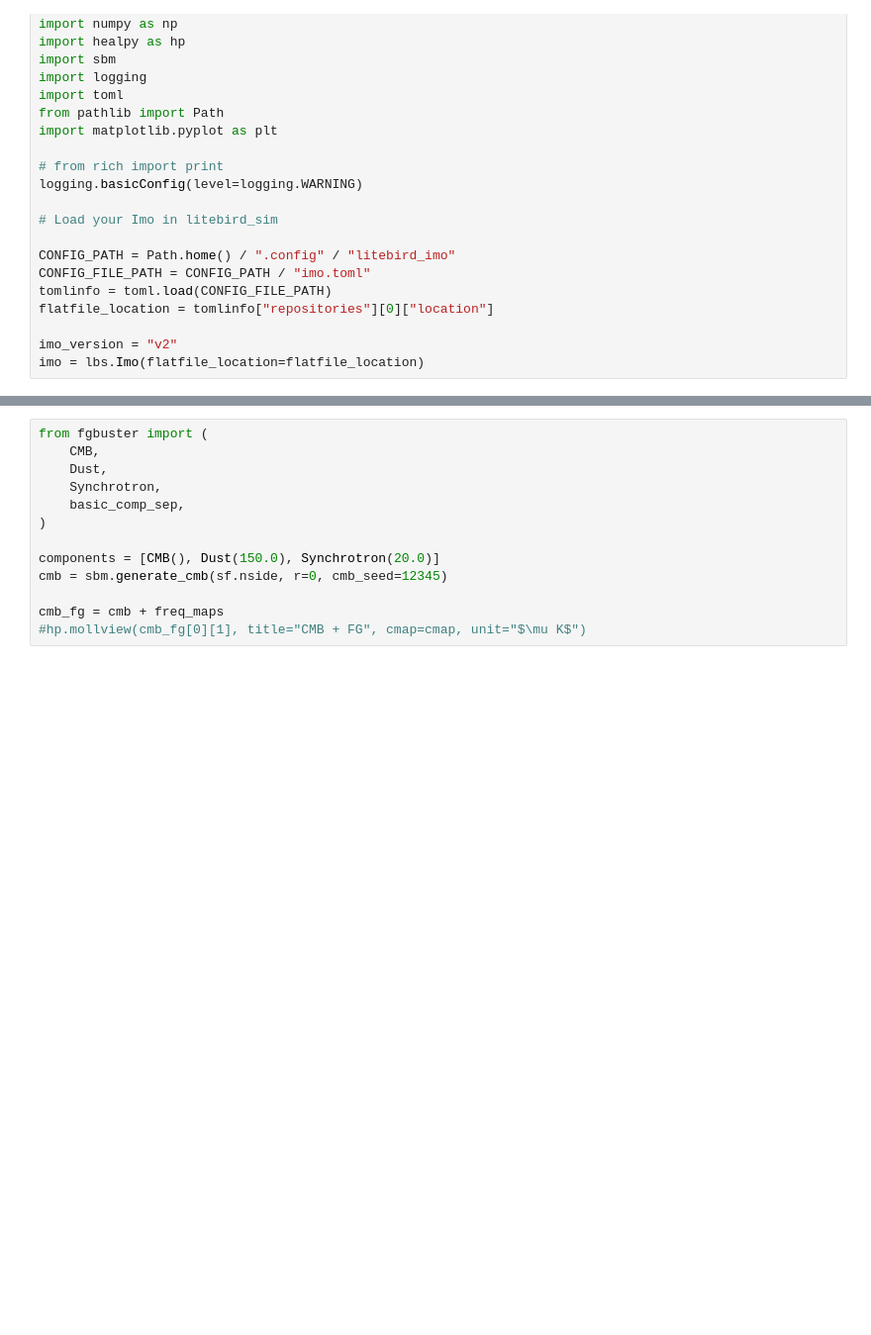
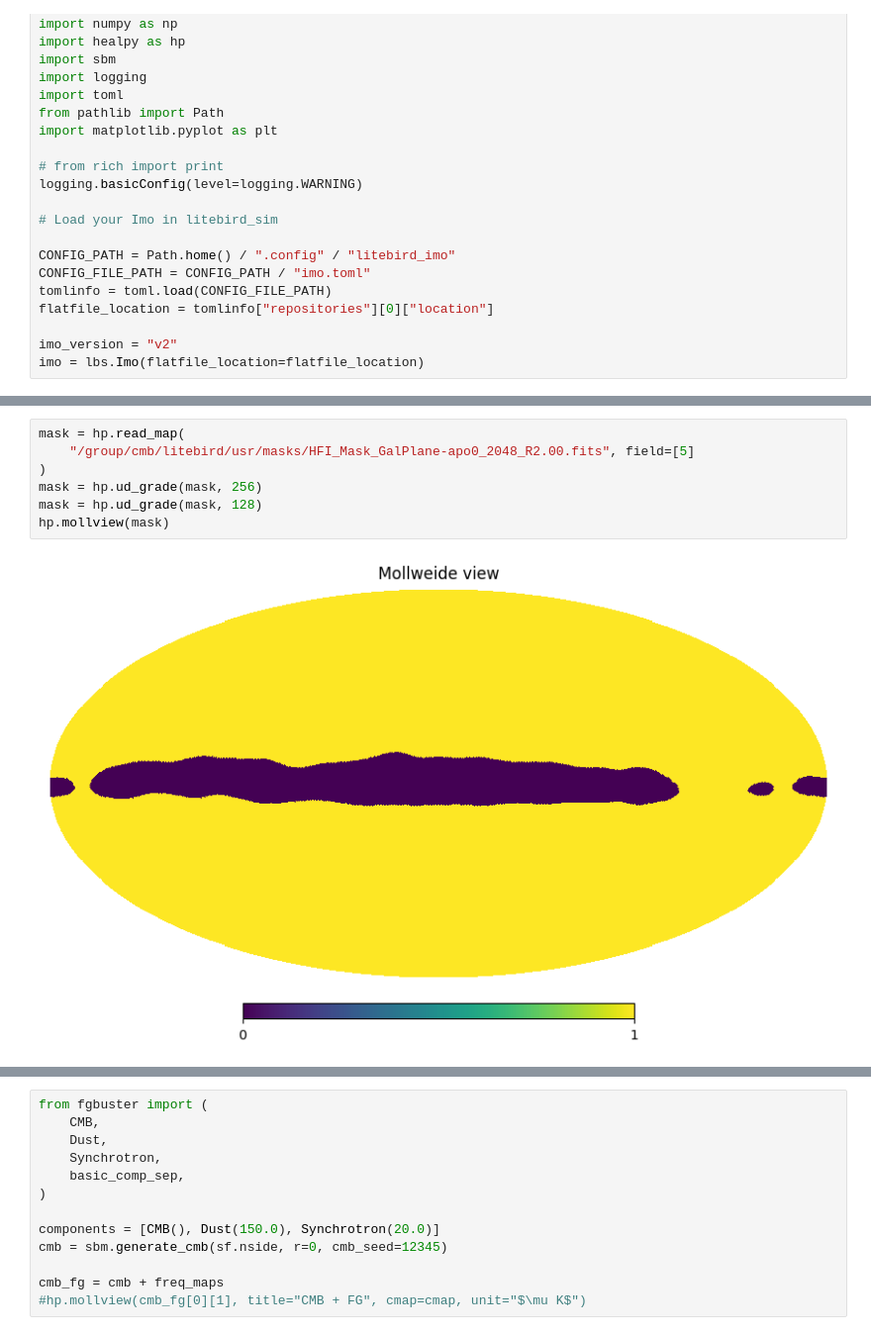
Before and after one commit to yusuke-takase/SBM, a Jupyter notebook: notebooks/bandpass_mismatch.ipynb, the cells around one changed output, grey strips where cells are left out. Shown at 99% size. Drawn from its saved outputs; the diff is of its cells as text; blank space fills up the shorter version.

```diff
--- a/notebooks/bandpass_mismatch.ipynb
+++ b/notebooks/bandpass_mismatch.ipynb
@@ -86,3 +86,12 @@ residual *= 1e6
 # %% [output]
 Running channel: M1-140
+# %%
+mask = hp.read_map(
+    "/group/cmb/litebird/usr/masks/HFI_Mask_GalPlane-apo0_2048_R2.00.fits", field=[5]
+)
+mask = hp.ud_grade(mask, 256)
+mask = hp.ud_grade(mask, 128)
+hp.mollview(mask)
+# %% [output]
+[figure, added]
 # %%
```
Also changed, not shown: parts of 11 cells of this notebook, 2 other files.
